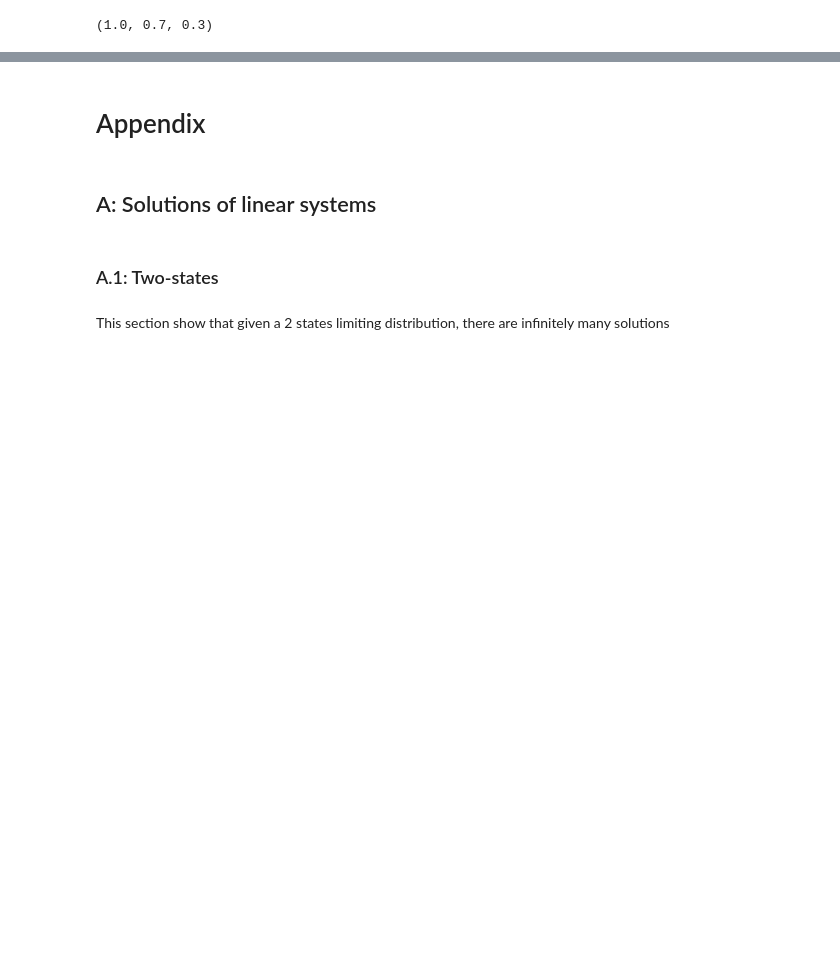
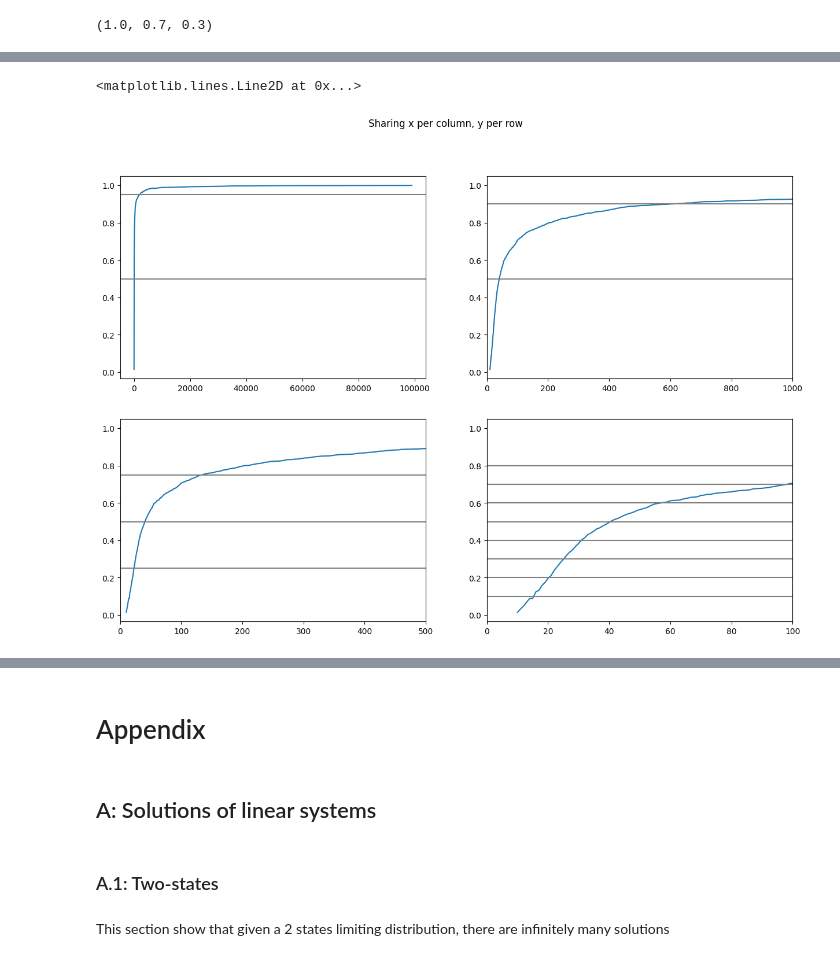
Before and after one commit to davidklhui/others, a Jupyter notebook: Slot_design_using_Markov_Chains.ipynb, the cells around one changed output, grey strips where cells are left out. Saved outputs shown, nothing was run; the diff lists cells and outputs as text; code cells hidden in the pictures; blank space fills up the shorter version.

```diff
--- a/Slot_design_using_Markov_Chains.ipynb
+++ b/Slot_design_using_Markov_Chains.ipynb
@@ -938,0 +1094,17 @@ norm of diff: 0.008878041767380501
+# %%
+
+bal_len = [len(balance_trace)-1 for balance_trace in balance_traces]
+
+x, CDF_counts = np.unique(bal_len, return_counts = True)
+y = np.cumsum(CDF_counts)/np.sum(CDF_counts)
+
+ind90 = np.where(y > 0.9)[0][0]
+x[ind90]
+
+ind80 = np.where(y > 0.8)[0][0]
+x[ind80]
+
+yy = np.arange(0, 1, 0.05)
+xx = [x[np.where(y>yyy)[0][0]] for yyy in yy]
+
+xx
@@ -938,0 +1132,42 @@ norm of diff: 0.008878041767380501
+# %%
+
+fig, ((ax1, ax2), (ax3, ax4)) = plt.subplots(2, 2, figsize=(15,10))
+fig.suptitle('Sharing x per column, y per row')
+
+ax1.plot(x,y)
+ax1.axhline(y = 0.5, color="grey", linestyle = '-', label="50%")
+ax1.axhline(y = 0.95, color="grey", linestyle = '-', label="95%")
+
+ax2.plot(x,y)
+
+ax2.axhline(y = 0.5, color="grey", linestyle = '-', label="50%")
+ax2.axhline(y = 0.9, color="grey", linestyle = '-', label="90%")
+
+ax2.set_xlim([0, 1000])
+
+ax3.plot(x,y)
+ax3.axhline(y = 0.5, color="grey", linestyle = '-', label="50%")
+ax3.axhline(y = 0.75, color="grey", linestyle = '-', label="75%")
+ax3.axhline(y = 0.25, color="grey", linestyle = '-', label="25%")
+
+ax3.set_xlim([0, 500])
+
+
+ax4.plot(x,y)
+
+ax4.set_xlim([0, 100])
+
+
+ax4.axhline(y = 0.1, color="grey", linestyle = '-', label="50%")
+ax4.axhline(y = 0.2, color="grey", linestyle = '-', label="50%")
+ax4.axhline(y = 0.3, color="grey", linestyle = '-', label="50%")
+ax4.axhline(y = 0.4, color="grey", linestyle = '-', label="50%")
+ax4.axhline(y = 0.5, color="grey", linestyle = '-', label="50%")
+ax4.axhline(y = 0.6, color="grey", linestyle = '-', label="50%")
+ax4.axhline(y = 0.7, color="grey", linestyle = '-', label="50%")
+ax4.axhline(y = 0.8, color="grey", linestyle = '-', label="50%")
+
+#ax4.legend()
+# %% [output]
+<matplotlib.lines.Line2D at 0x...>
+[figure, added]
```
Also changed, not shown: parts of 30 cells of this notebook.
